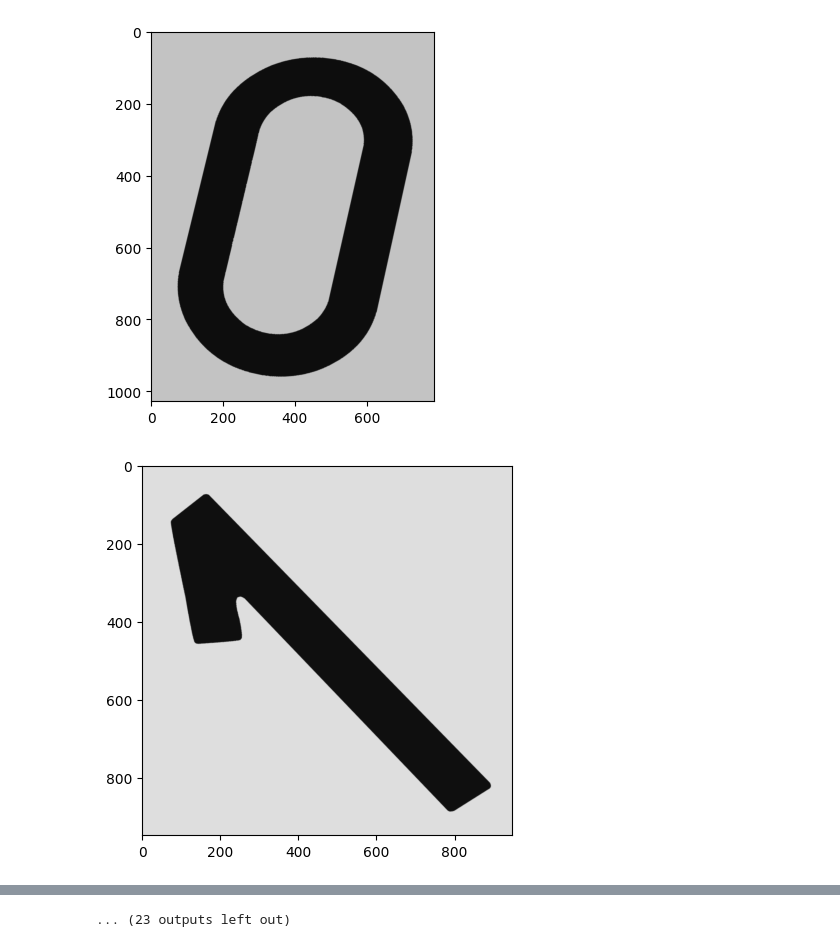
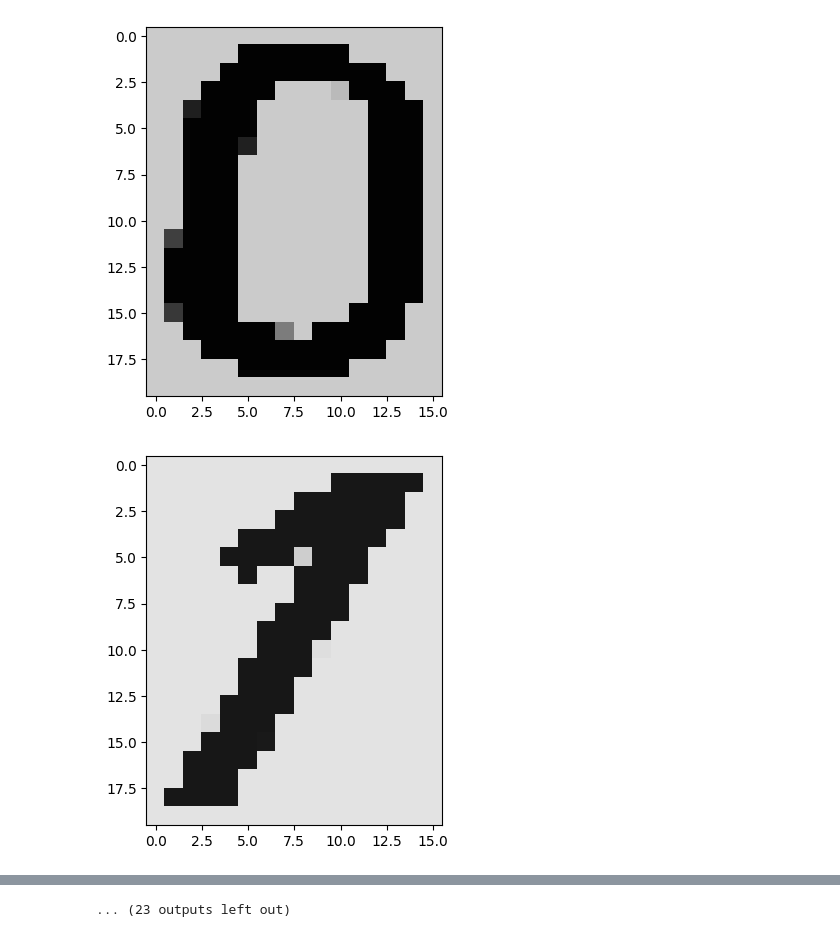
Before and after one commit to Sebastvin/plate-recognition, a Jupyter notebook: ocr/ocr.ipynb, the cells around one changed output, grey strips where cells are left out. Cells and saved outputs as stored; diff of their text form; code cells hidden in the pictures.

```diff
--- a/ocr/ocr.ipynb
+++ b/ocr/ocr.ipynb
@@ -13,11 +13,16 @@ background_dirt = 0.25 # 1 = czarne tło
 foreground_dirt = 0.1 # 1 = białe napisy
 edge_padding = 20 # px
 warp_factor = 0.3
-rotation_range = 90 # deg
+rotation_range = 60 # deg
 cut_step = 30 # px
-out_edge_padding = 20 # px
+out_edge_padding = 0 # px
 trim_before_warp = False
-
+# out_size = (28,40)
+# out_size = (28,28)
+# out_size = (24,32)
+# out_size = (16,24)
+out_size = (16,20)
+# out_size = (16,16)
 
 for file in os.listdir(dataset_dir):
     img_orig = cv.imread(os.path.join(dataset_dir, file), cv.IMREAD_UNCHANGED)
@@ -59,32 +64,34 @@ for file in os.listdir(dataset_dir):
         offset_x, offset_y = int(img.shape[0] * warp_factor), int(img.shape[1] * warp_factor)
         points_start = np.float32([[0,0], [img.shape[1], 0], [0, img.shape[0]], [img.shape[1],img.shape[0]]])
         warped = np.pad(img, ((offset_x,offset_x),(offset_y,offset_y)), constant_values=bgcol)
         points_start[:,0] += offset_x
         points_start[:,1] += offset_y
         points_end = np.copy(points_start)
         points_end[:,0] = [i + (rd.random()-0.5) * offset_y for i in points_end[:,0]]
         points_end[:,1] = [i + (rd.random()-0.5) * offset_x for i in points_end[:,1]]
         matrix = cv.getPerspectiveTransform(points_start, points_end)
         result_shape = (warped.shape[1],warped.shape[0])
         warped = cv.warpPerspective(img, matrix, result_shape, borderValue=bgcol)
         # check borders intersecting with character, warp valid if none
         if all(warped[:,0]!=fgcol) and all(warped[:,-1]!=fgcol) and all(warped[0,:]!=fgcol) and all(warped[-1,:]!=fgcol):
             break
     img = warped
 
     # trim additional whitespaces
     while not any(img[:,2*cut_step]==fgcol):
         img = img[:,cut_step:]
     while not any(img[:,-2*cut_step]==fgcol):
         img = img[:,:-cut_step]
     while not any(img[2*cut_step,:]==fgcol):
         img = img[cut_step:,:]
     while not any(img[-2*cut_step,:]==fgcol):
         img = img[:-cut_step,:]
 
     img = np.pad(img, out_edge_padding, constant_values=bgcol)
+
+    img = cv.resize(img, out_size)
     plt.imshow(img, cmap='gray', vmin=0, vmax=1)
     plt.show()
 # %% [output]
-[figure, old version]
+[figure, new version]
-[figure, old version]
+[figure, new version]
```
Also changed, not shown: parts of 2 cells of this notebook.
